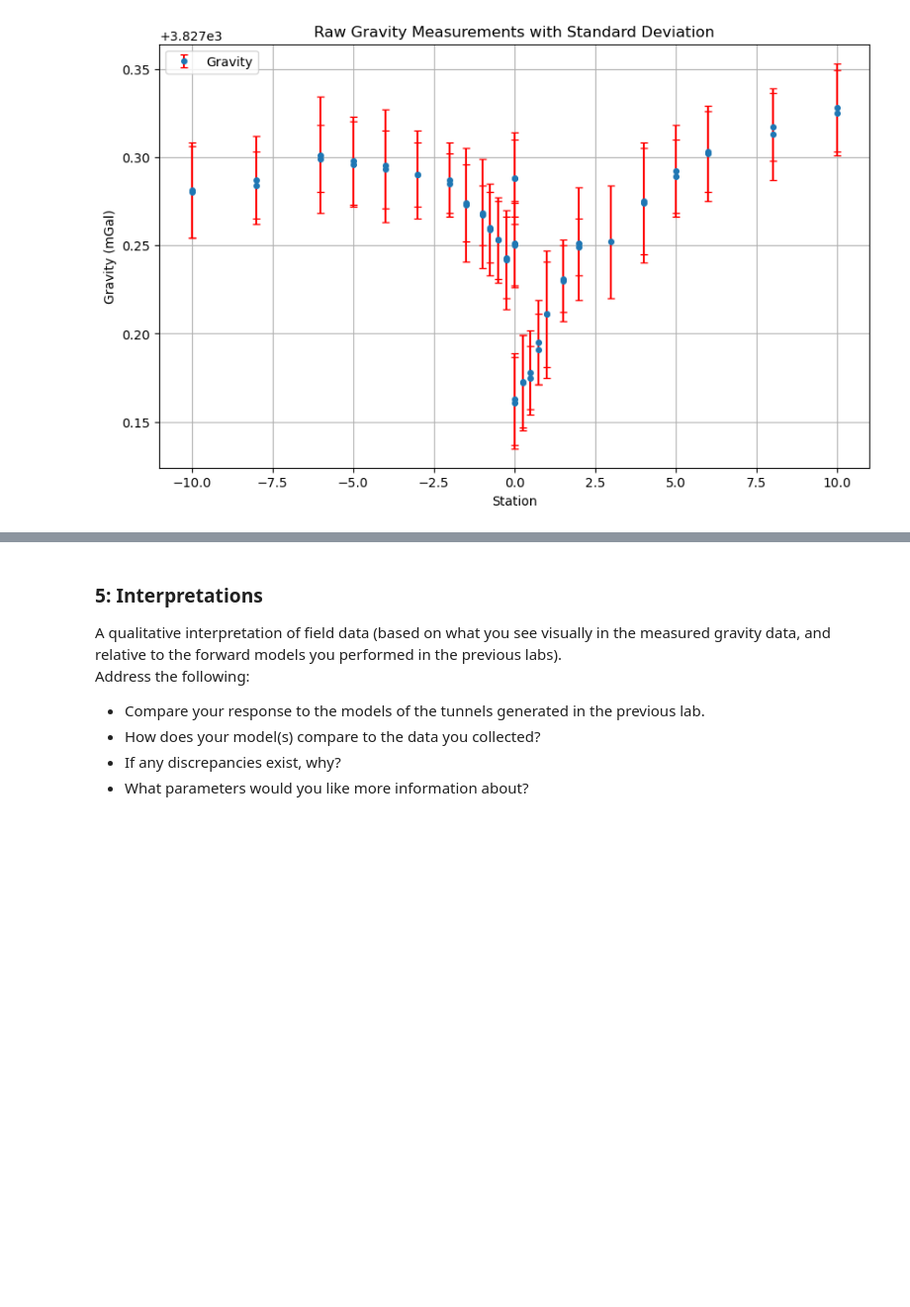
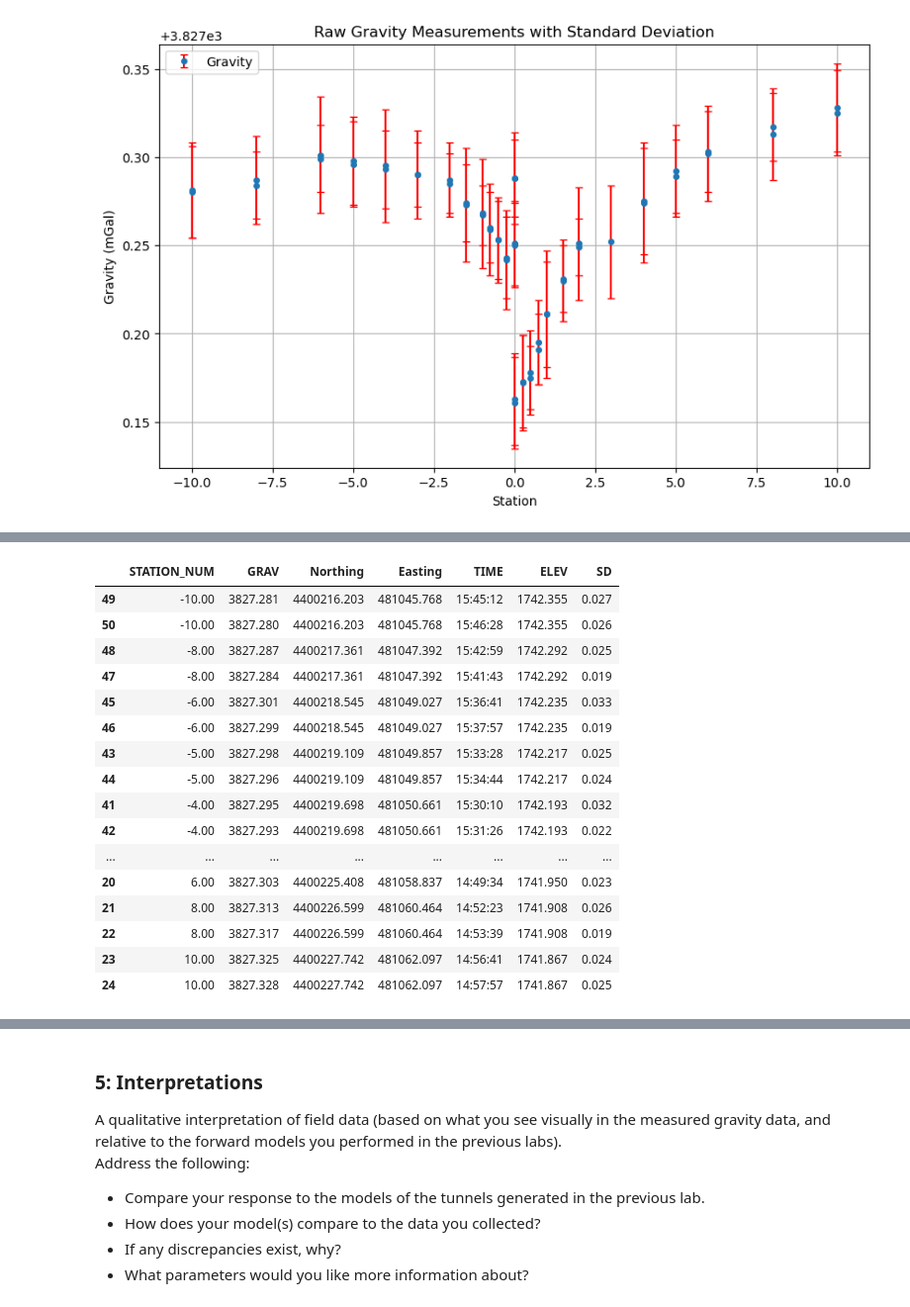
Before and after one commit to lillian-hanson/gpgn-318-328-notebooks, a Jupyter notebook: Labs/gravity/06-lab/06-Gravity-Tunnel.ipynb, the cells around one changed output, grey strips where cells are left out. Shown at 99% size. Cells and saved outputs as stored; diff of their text form; code cells hidden in the pictures; blank space fills up the shorter version.

```diff
--- a/Labs/gravity/06-lab/06-Gravity-Tunnel.ipynb
+++ b/Labs/gravity/06-lab/06-Gravity-Tunnel.ipynb
@@ -170,64 +151,22 @@ locdf['STATION_NUM'] = pd.to_numeric(locdf['STATION'], errors='coerce')
 df = pd.merge(dfcg5, locdf[['STATION_NUM', 'Northing', 'Easting', 'ELEV']],
               on='STATION_NUM', how='left')
 
-# fill missing values
-base_loc = locdf[locdf['STATION_NUM'] == 0].iloc[0]
-df[['Northing', 'Easting', 'ELEV']] = df[['Northing', 'Easting', 'ELEV']].fillna(
-    base_loc[['Northing', 'Easting', 'ELEV']])
+df = df[['STATION_NUM', 'GRAV', 'Northing', 'Easting', 'TIME', 'ELEV', 'SD']]
+df = df.sort_values('STATION_NUM')
 
-# free-air correction
-df['GRAV_FA'] = df['GRAV'] + 0.3086 * df['ELEV']
+# masks
+is_base = (df['STATION_NUM'] == 0.00)
+is_station = (df['STATION_NUM'] != 0.00)
 
-# drift correction
-df['DRIFT_CORR'] = 0.0  # initialize
+# indices
+base_inds = np.where(is_base)[0]
+station_inds = np.where(is_station)[0]
 
-if 'TIME' in df.columns:
-    df['TIME'] = pd.to_datetime(df['TIME'], format='%H:%M:%S', errors='coerce')
 
-    # base station readings (station 0)
-    base_df = df[df['STATION_NUM'] == 0].dropna(subset=['TIME'])
+times = pd.to_datetime(df['TIME'], format='%H:%M:%S')
+print(len(times))
+height = df['ELEV']
+print(len(height))
 
-    if len(base_df) >= 2 and base_df['TIME'].nunique() > 1:
-        x = base_df['TIME'].astype('int64')  # ns
-        y = base_df['GRAV_FA']
-        coeffs = np.polyfit(x, y, 1)
-        drift_rate = coeffs[0] * 1e9 * 3600  # mGal/hr
-
-        t0 = df['TIME'].min().to_datetime64().astype('int64')
-        df['DRIFT_CORR'] = drift_rate * ((df['TIME'].astype('int64') - t0) / (1e9 * 3600))
-
-    df['GRAV_CORR'] = df['GRAV_FA'] - df['DRIFT_CORR']
-else:
-    df['GRAV_CORR'] = df['GRAV_FA']
-
-# --- 4. Plot preparation ---
-df_sorted = df.sort_values('STATION_NUM').copy()
-
-# --- 5. Plot corrected gravity ---
-plt.figure(figsize=(14, 6))
-
-plt.errorbar(
-    df_sorted['STATION_NUM'],
-    df_sorted['GRAV_CORR'],
-    yerr=df_sorted.get('SD', None),  # if SD column exists
-    fmt='o', ecolor='gray', capsize=3, markersize=4, label='Corrected Gravity'
-)
-
-# --- 5a. Set x-axis ticks ---
-# Use unique stations for ticks
-unique_stations = np.sort(df_sorted['STATION_NUM'].unique())
-
-# If too crowded, we can show every integer + fractional ticks selectively
-plt.xticks(unique_stations, rotation=60)
-
-# Optional: expand x-limits slightly for aesthetics
-plt.xlim(df_sorted['STATION_NUM'].min() - 0.5, df_sorted['STATION_NUM'].max() + 0.5)
-
-plt.xlabel('Station (M)')
-plt.ylabel('Corrected Gravity (mGal)')
-plt.title('Free-Air and Drift Corrected Gravity Readings')
-plt.grid(True)
-plt.legend()
-plt.tight_layout()
-plt.show()
+df
 # %% [output]
@@ -234,0 +175,17 @@ plt.show()
+|  | STATION_NUM | GRAV | Northing | Easting | TIME | ELEV | SD |
+| 49 | -10.00 | 3827.281 | 4400216.203 | 481045.768 | 15:45:12 | 1742.355 | 0.027 |
+| 50 | -10.00 | 3827.280 | 4400216.203 | 481045.768 | 15:46:28 | 1742.355 | 0.026 |
+| 48 | -8.00 | 3827.287 | 4400217.361 | 481047.392 | 15:42:59 | 1742.292 | 0.025 |
+| 47 | -8.00 | 3827.284 | 4400217.361 | 481047.392 | 15:41:43 | 1742.292 | 0.019 |
+| 45 | -6.00 | 3827.301 | 4400218.545 | 481049.027 | 15:36:41 | 1742.235 | 0.033 |
+| 46 | -6.00 | 3827.299 | 4400218.545 | 481049.027 | 15:37:57 | 1742.235 | 0.019 |
+| 43 | -5.00 | 3827.298 | 4400219.109 | 481049.857 | 15:33:28 | 1742.217 | 0.025 |
+| 44 | -5.00 | 3827.296 | 4400219.109 | 481049.857 | 15:34:44 | 1742.217 | 0.024 |
+| 41 | -4.00 | 3827.295 | 4400219.698 | 481050.661 | 15:30:10 | 1742.193 | 0.032 |
+| 42 | -4.00 | 3827.293 | 4400219.698 | 481050.661 | 15:31:26 | 1742.193 | 0.022 |
+| ... | ... | ... | ... | ... | ... | ... | ... |
+| 20 | 6.00 | 3827.303 | 4400225.408 | 481058.837 | 14:49:34 | 1741.950 | 0.023 |
+| 21 | 8.00 | 3827.313 | 4400226.599 | 481060.464 | 14:52:23 | 1741.908 | 0.026 |
+| 22 | 8.00 | 3827.317 | 4400226.599 | 481060.464 | 14:53:39 | 1741.908 | 0.019 |
+| 23 | 10.00 | 3827.325 | 4400227.742 | 481062.097 | 14:56:41 | 1741.867 | 0.024 |
+| 24 | 10.00 | 3827.328 | 4400227.742 | 481062.097 | 14:57:57 | 1741.867 | 0.025 |
```
Also changed, not shown: parts of 9 cells of this notebook.
